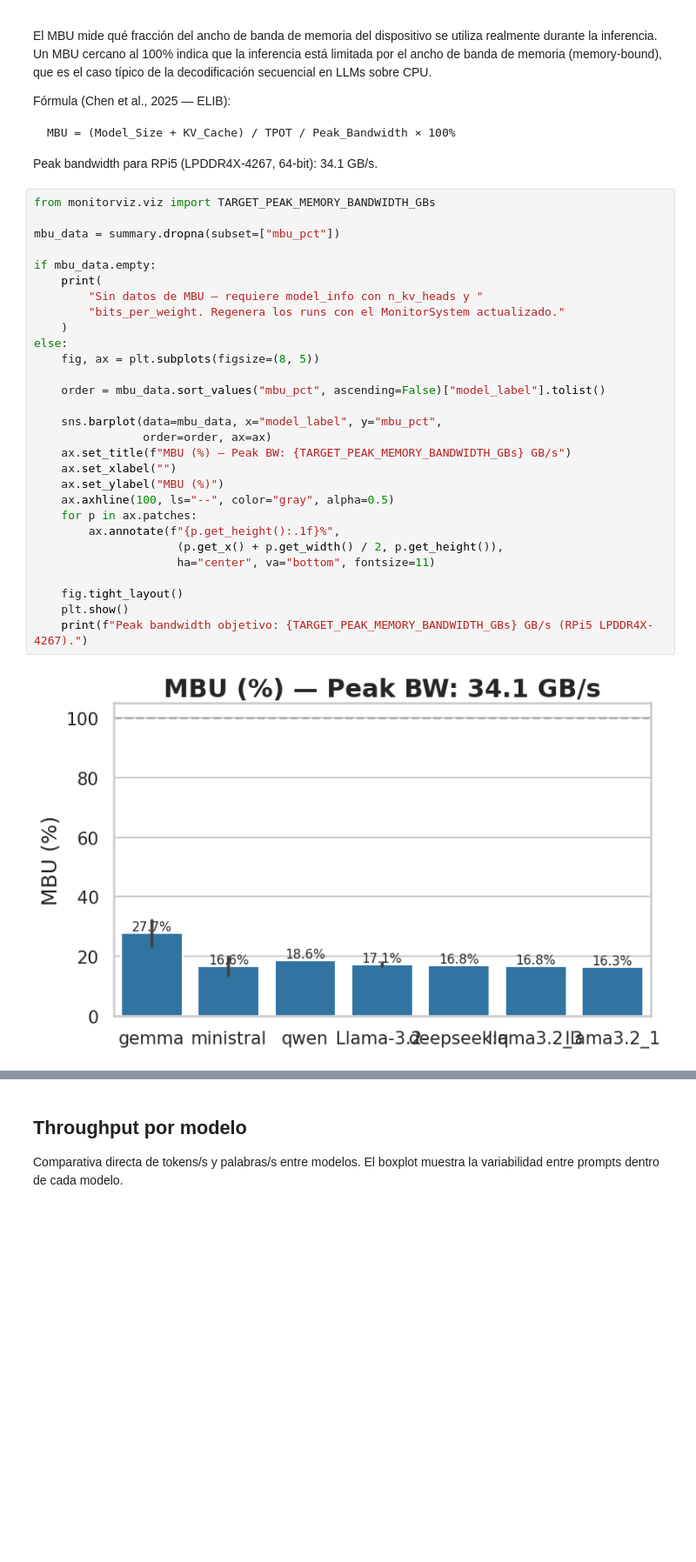
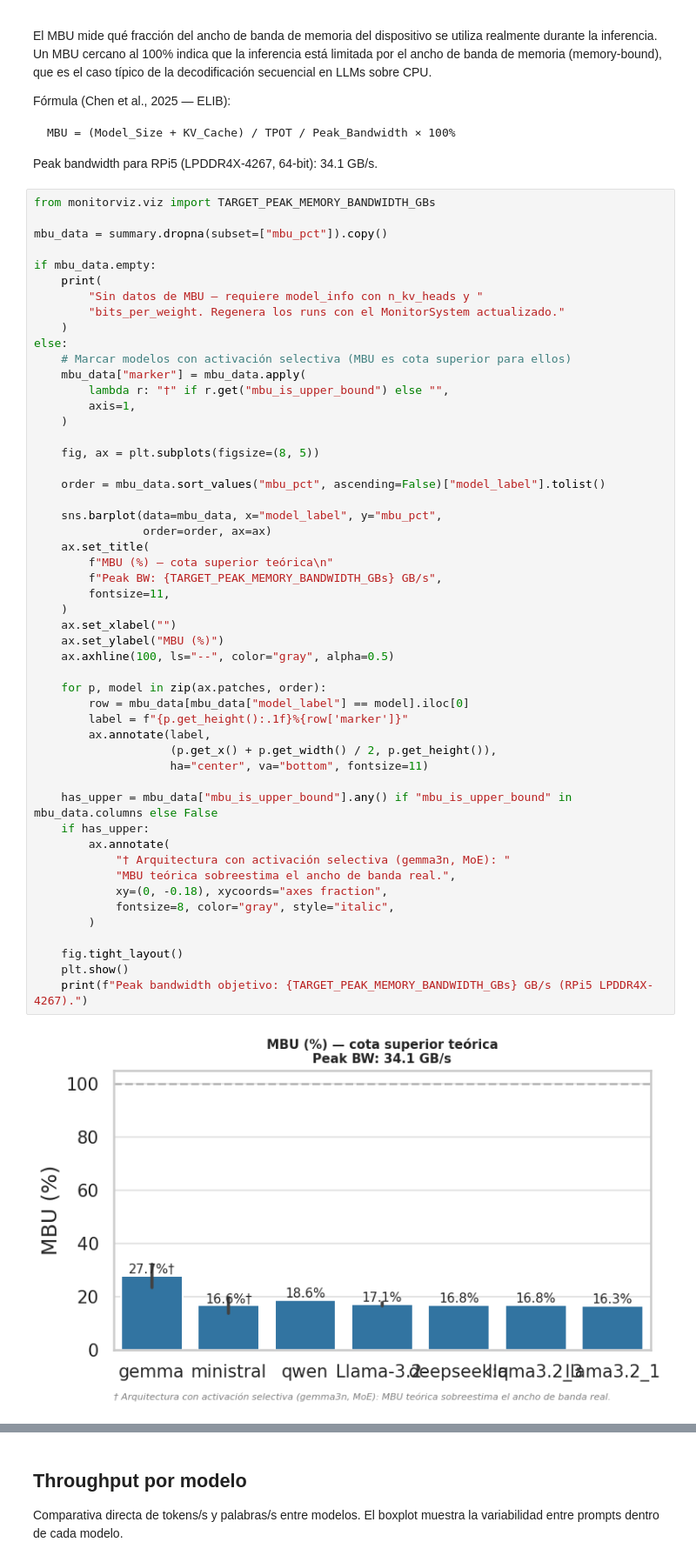
Before and after one commit to TFG-yisuscc/MonitorSystemVisualizer, a Jupyter notebook: notebooks/04_comparativa_global.ipynb, the cells around one changed output, grey strips where cells are left out. Shown at 87% size. Drawn from its saved outputs; the diff is of its cells as text; blank space fills up the shorter version.

```diff
--- a/notebooks/04_comparativa_global.ipynb
+++ b/notebooks/04_comparativa_global.ipynb
@@ -212,34 +226,56 @@ Peak bandwidth para RPi5 (LPDDR4X-4267, 64-bit): 34.1 GB/s.
 # %%
 from monitorviz.viz import TARGET_PEAK_MEMORY_BANDWIDTH_GBs
 
-mbu_data = summary.dropna(subset=["mbu_pct"])
+mbu_data = summary.dropna(subset=["mbu_pct"]).copy()
 
 if mbu_data.empty:
     print(
         "Sin datos de MBU — requiere model_info con n_kv_heads y "
         "bits_per_weight. Regenera los runs con el MonitorSystem actualizado."
     )
 else:
+    # Marcar modelos con activación selectiva (MBU es cota superior para ellos)
+    mbu_data["marker"] = mbu_data.apply(
+        lambda r: "†" if r.get("mbu_is_upper_bound") else "",
+        axis=1,
+    )
+
     fig, ax = plt.subplots(figsize=(8, 5))
 
     order = mbu_data.sort_values("mbu_pct", ascending=False)["model_label"].tolist()
 
     sns.barplot(data=mbu_data, x="model_label", y="mbu_pct",
                 order=order, ax=ax)
-    ax.set_title(f"MBU (%) — Peak BW: {TARGET_PEAK_MEMORY_BANDWIDTH_GBs} GB/s")
+    ax.set_title(
+        f"MBU (%) — cota superior teórica\n"
+        f"Peak BW: {TARGET_PEAK_MEMORY_BANDWIDTH_GBs} GB/s",
+        fontsize=11,
+    )
     ax.set_xlabel("")
     ax.set_ylabel("MBU (%)")
     ax.axhline(100, ls="--", color="gray", alpha=0.5)
-    for p in ax.patches:
-        ax.annotate(f"{p.get_height():.1f}%",
-                     (p.get_x() + p.get_width() / 2, p.get_height()),
-                     ha="center", va="bottom", fontsize=11)
+
+    for p, model in zip(ax.patches, order):
+        row = mbu_data[mbu_data["model_label"] == model].iloc[0]
+        label = f"{p.get_height():.1f}%{row['marker']}"
+        ax.annotate(label,
+                    (p.get_x() + p.get_width() / 2, p.get_height()),
+                    ha="center", va="bottom", fontsize=11)
+
+    has_upper = mbu_data["mbu_is_upper_bound"].any() if "mbu_is_upper_bound" in mbu_data.columns else False
+    if has_upper:
+        ax.annotate(
+            "† Arquitectura con activación selectiva (gemma3n, MoE): "
+            "MBU teórica sobreestima el ancho de banda real.",
+            xy=(0, -0.18), xycoords="axes fraction",
+            fontsize=8, color="gray", style="italic",
+        )
 
     fig.tight_layout()
     plt.show()
     print(f"Peak bandwidth objetivo: {TARGET_PEAK_MEMORY_BANDWIDTH_GBs} GB/s (RPi5 LPDDR4X-4267).")
 # %% [output]
-[figure, old version]
+[figure, new version]
 Peak bandwidth objetivo: 34.1 GB/s (RPi5 LPDDR4X-4267).
 # %% [markdown]
 ## Throughput por modelo
```
Also changed, not shown: parts of 15 cells of this notebook, 7 other files.
